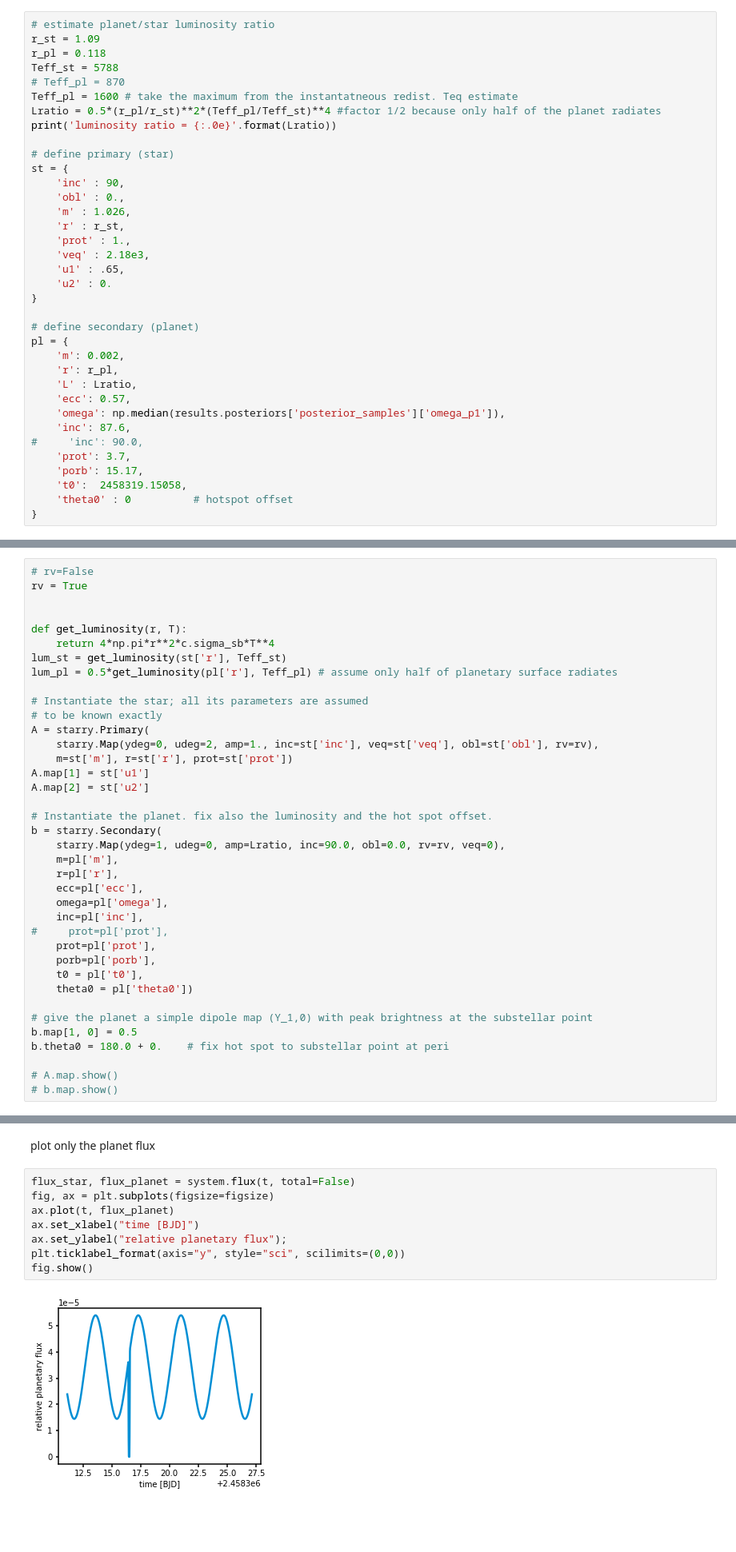
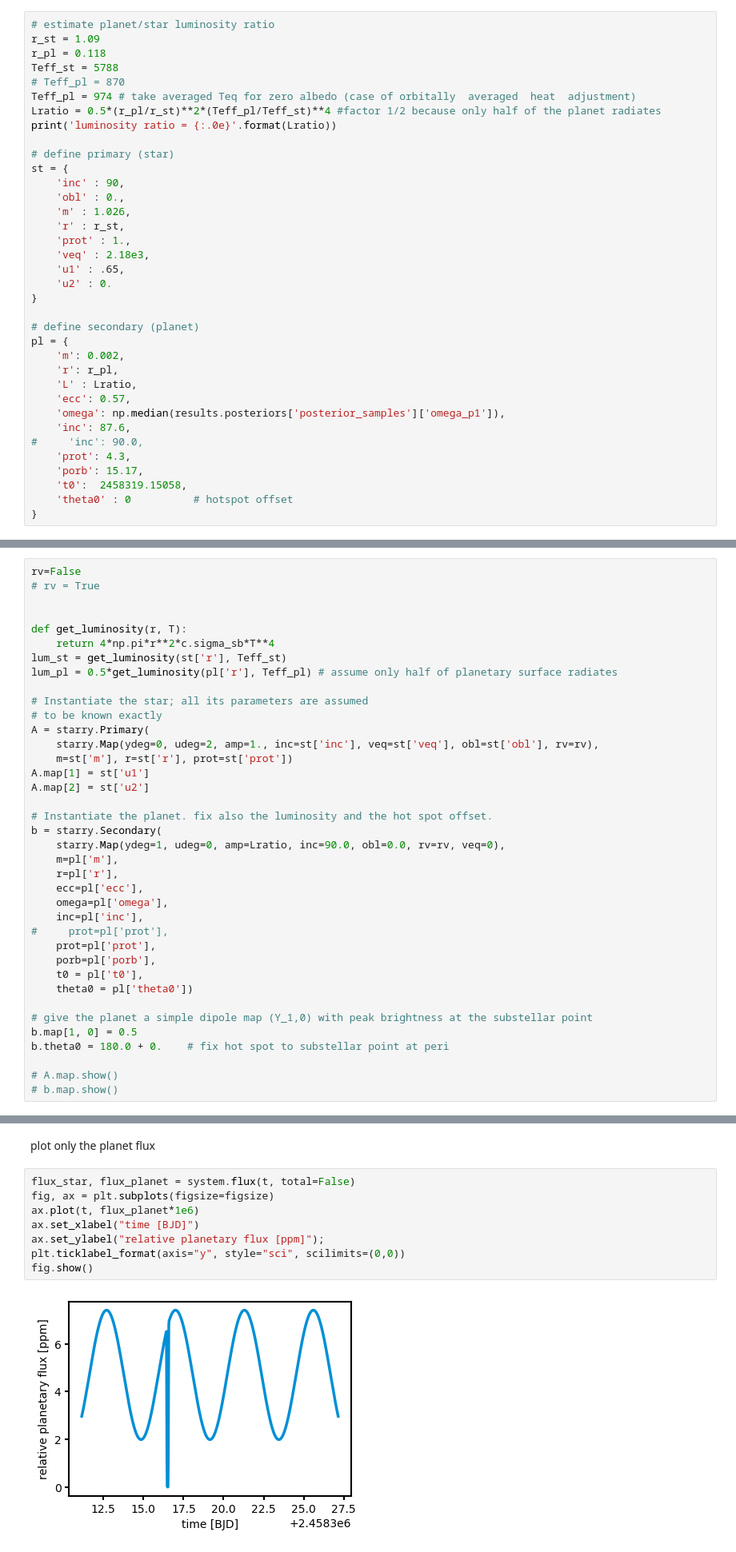
Before and after one commit to matiscke/eccentricWarmJupiter, a Jupyter notebook: 20200312_WINEpaper.ipynb, the cells around one changed output, grey strips where cells are left out. Shown at 80% size. Drawn from its saved outputs; the diff is of its cells as text; blank space fills up the shorter version.

```diff
--- a/20200312_WINEpaper.ipynb
+++ b/20200312_WINEpaper.ipynb
@@ -491,7 +491,7 @@ r_st = 1.09
 r_pl = 0.118
 Teff_st = 5788
 # Teff_pl = 870
-Teff_pl = 1600 # take the maximum from the instantatneous redist. Teq estimate
+Teff_pl = 974 # take averaged Teq for zero albedo (case of orbitally  averaged  heat  adjustment)
 Lratio = 0.5*(r_pl/r_st)**2*(Teff_pl/Teff_st)**4 #factor 1/2 because only half of the planet radiates
 print('luminosity ratio = {:.0e}'.format(Lratio))
 
@@ -516,7 +516,7 @@ pl = {
     'omega': np.median(results.posteriors['posterior_samples']['omega_p1']),
     'inc': 87.6,
 #     'inc': 90.0,
-    'prot': 3.7,
+    'prot': 4.3,
     'porb': 15.17,
     't0':  2458319.15058,
     'theta0' : 0          # hotspot offset
@@ -538,6 +537,6 @@ findfont: Font family ['normal'] not found. Falling back to DejaVu Sans.
 # %%
-# rv=False
-rv = True
+rv=False
+# rv = True
 
 
 def get_luminosity(r, T):
@@ -606,13 +618,13 @@ plot only the planet flux
 # %%
 flux_star, flux_planet = system.flux(t, total=False)
 fig, ax = plt.subplots(figsize=figsize)
-ax.plot(t, flux_planet)
+ax.plot(t, flux_planet*1e6)
 ax.set_xlabel("time [BJD]")
-ax.set_ylabel("relative planetary flux");
+ax.set_ylabel("relative planetary flux [ppm]");
 plt.ticklabel_format(axis="y", style="sci", scilimits=(0,0))
 fig.show()
 # %% [output]
-[figure, old version]
+[figure, new version]
 # %%
 # fig.savefig(out_folder + 'phasecurve_planetonly.pdf')
 # %% [markdown]
```
Also changed, not shown: parts of 6 cells of this notebook, 4 other files.
